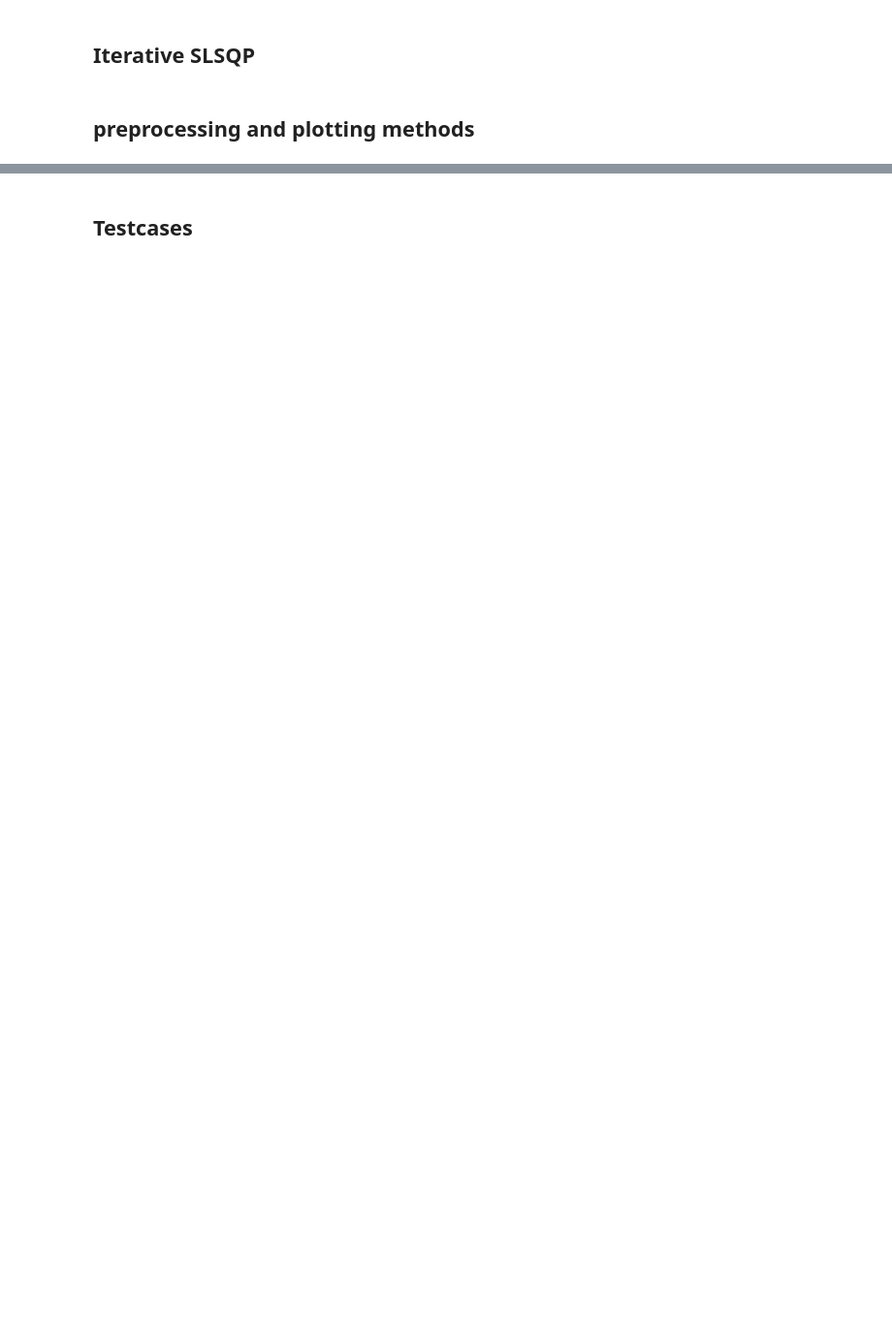
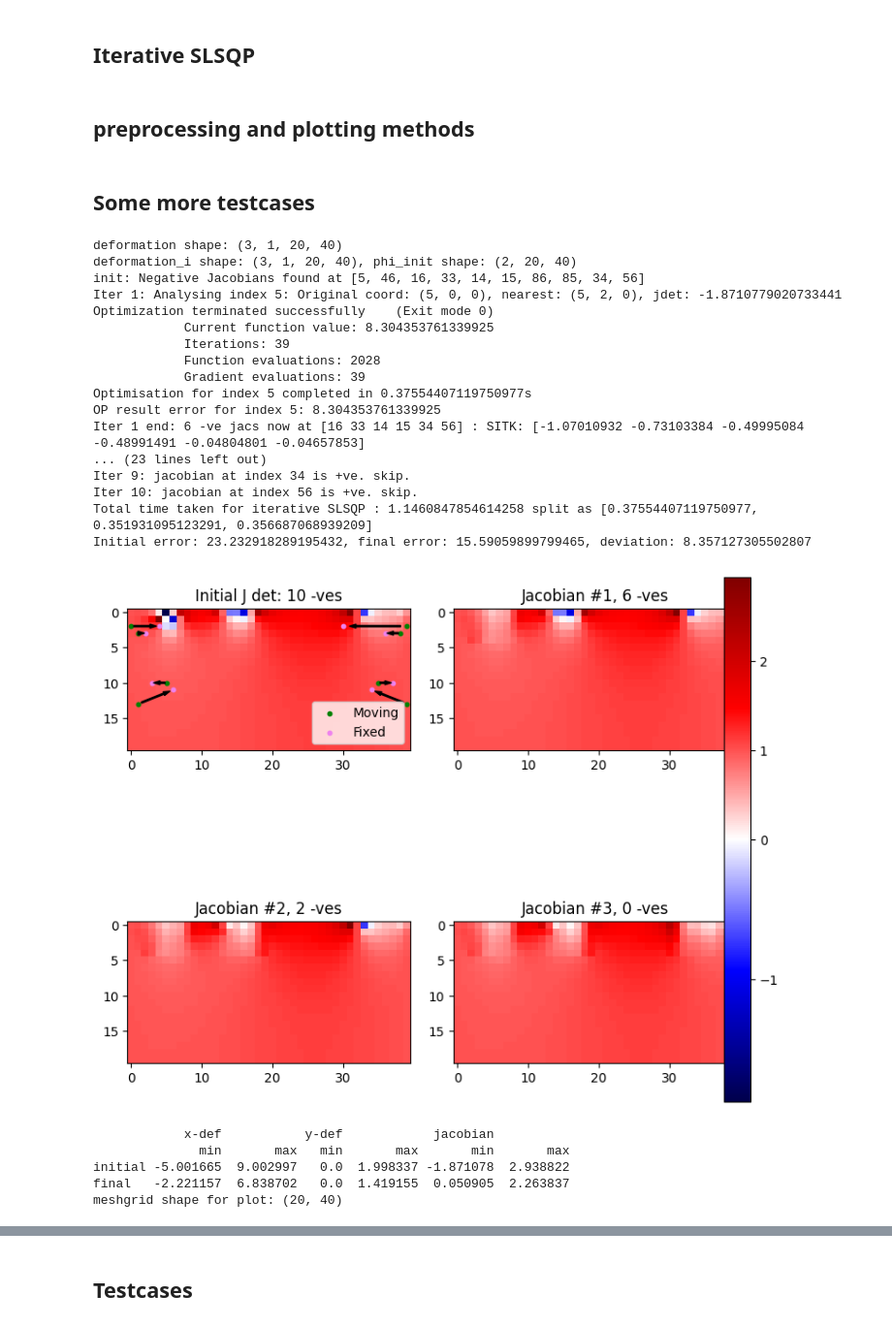
Before and after one commit to andythai/deformation-field-processing, a Jupyter notebook: slsqp.ipynb, the cells around one changed output, grey strips where cells are left out. Shown at 97% size. Cells and saved outputs as stored; diff of their text form; code cells hidden in the pictures; blank space fills up the shorter version.

```diff
--- a/slsqp.ipynb
+++ b/slsqp.ipynb
@@ -376,3 +424,54 @@ def run_lapl_and_correction(fixed_sample, msample, fsample, methodName='SLSQP'):
     phi_corrected, jacobians = iterative_with_jacobians(deformation_i, methodName)
     plot_jacobians_iteratively(jacobians, msample, fsample, methodName='SLSQP')
     plot_deformations(msample, fsample, deformation_i, phi_corrected, figsize=(10,10))
+# %% [markdown]
+## Some more testcases
+# %%
+msample = np.array([
+    [0, 2, 0],
+    [0, 3, 1],
+    [0, 10, 5],
+    [0, 13, 1],
+    [0, 2, 39],
+    [0, 3, 38],
+    [0, 10, 35],
+    [0, 13, 39],
+])
+fsample = np.array([
+    [0, 2, 4],
+    [0, 3, 2],
+    [0, 10, 3],
+    [0, 11, 6],
+    [0, 2, 30],
+    [0, 3, 36],
+    [0, 10, 37],
+    [0, 11, 34]
+])
+
+fixed_sample = np.zeros((1, 20, 40))
+
+run_lapl_and_correction(fixed_sample, msample, fsample)
+# %% [output]
+deformation shape: (3, 1, 20, 40)
+deformation_i shape: (3, 1, 20, 40), phi_init shape: (2, 20, 40)
+init: Negative Jacobians found at [5, 46, 16, 33, 14, 15, 86, 85, 34, 56]
+Iter 1: Analysing index 5: Original coord: (5, 0, 0), nearest: (5, 2, 0), jdet: -1.8710779020733441
+Optimization terminated successfully    (Exit mode 0)
+            Current function value: 8.304353761339925
+            Iterations: 39
+            Function evaluations: 2028
+            Gradient evaluations: 39
+Optimisation for index 5 completed in 0.37554407119750977s
+OP result error for index 5: 8.304353761339925
+Iter 1 end: 6 -ve jacs now at [16 33 14 15 34 56] : SITK: [-1.07010932 -0.73103384 -0.49995084 -0.48991491 -0.04804801 -0.04657853]
+... (23 lines left out)
+Iter 9: jacobian at index 34 is +ve. skip.
+Iter 10: jacobian at index 56 is +ve. skip.
+Total time taken for iterative SLSQP : 1.1460847854614258 split as [0.37554407119750977, 0.351931095123291, 0.356687068939209]
+Initial error: 23.232918289195432, final error: 15.59059899799465, deviation: 8.357127305502807
+[figure, added]
+            x-def           y-def            jacobian
+              min       max   min       max       min       max
+initial -5.001665  9.002997   0.0  1.998337 -1.871078  2.938822
+final   -2.221157  6.838702   0.0  1.419155  0.050905  2.263837
+meshgrid shape for plot: (20, 40)
```
Also changed, not shown: parts of 15 cells of this notebook.
